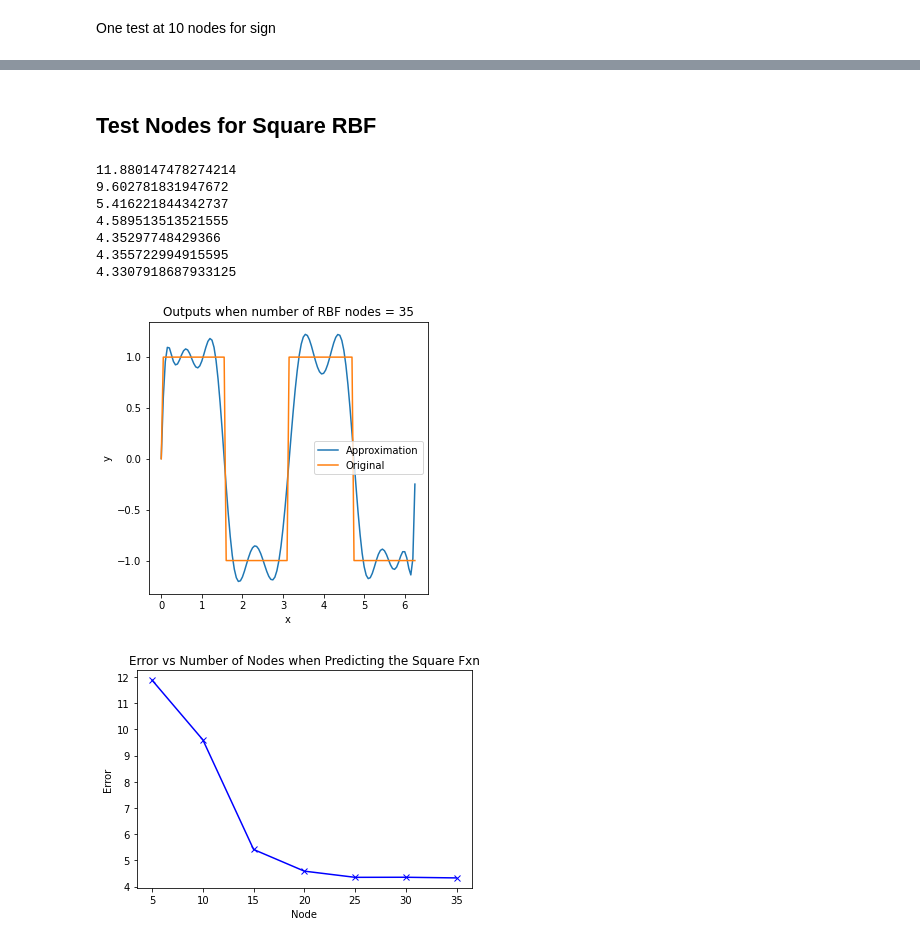
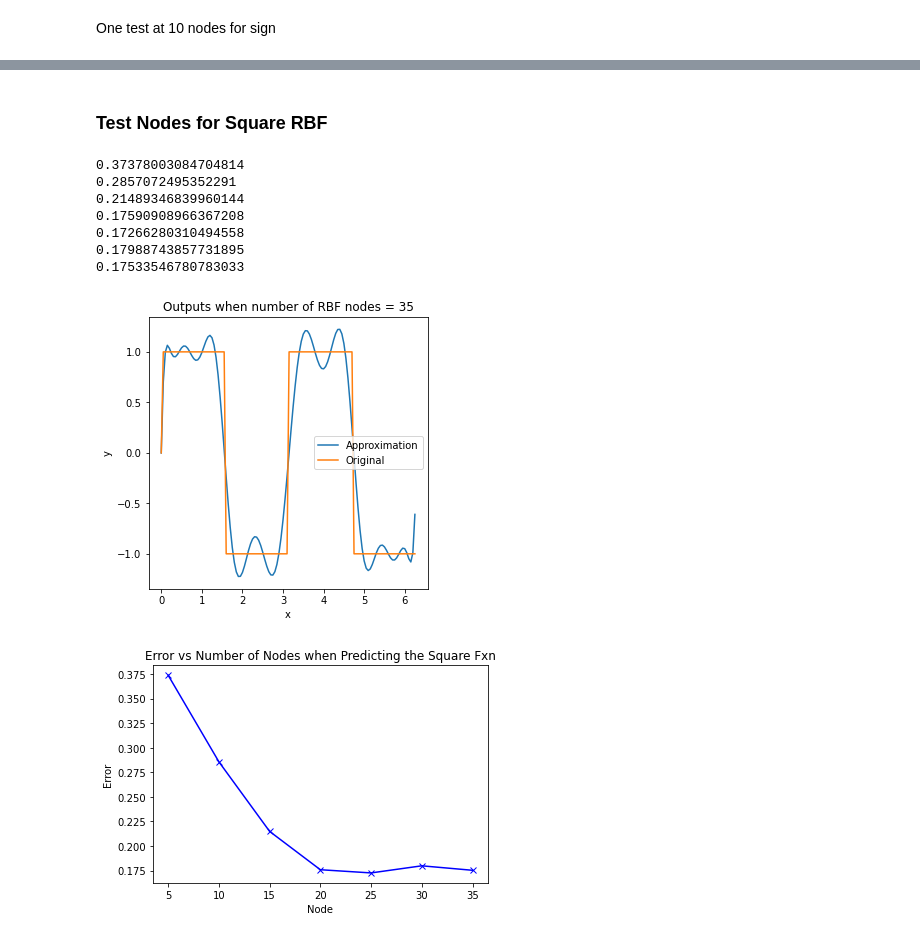
Before and after one commit to NiravSurajlal/KTH-Work, a Jupyter notebook: DD2437HT201 (ANN)/Assignment2/Assignment2.ipynb, the cells around one changed output, grey strips where cells are left out. Cells and saved outputs as stored; diff of their text form; code cells hidden in the pictures.

```diff
--- a/DD2437HT201 (ANN)/Assignment2/Assignment2.ipynb
+++ b/DD2437HT201 (ANN)/Assignment2/Assignment2.ipynb
@@ -47,5 +47,5 @@ x_test = np.arange(0, 2*np.pi, timestep)
 sin_test_targets, square_test_targets = data_generation(x_test)
 
 x_test =  column_vec(x_test)
-sin_test = column_vec(sin_test)
-square_test = column_vec(square_test)
+sin_test_targets = column_vec(sin_test_targets)
+square_test_targets = column_vec(square_test_targets)
@@ -200,6 +218,6 @@ test_patterns = x_test
 test_targets = sin_test_targets
 
 # targets = square_targets
-rbf_network = RBF_Network(num_nodes, epochs, variances, patterns, targets, hidden_weights, test_patterns, test_targets, cl_number)
-rbf_network.train_network()
-e1 = rbf_network.validate(_plot=False)
+# rbf_network = RBF_Network(num_nodes, epochs, variances, patterns, targets, hidden_weights, test_patterns, test_targets, cl_number)
+# rbf_network.train_network()
+# e1 = rbf_network.validate(_plot=False)
@@ -281,5 +294,5 @@ Node:  15  results in 0.001 error.
 # %% [markdown]
-## Test Nodes for Square RBF
+### Test Nodes for Square RBF
 # %%
 num_nodes_lst = [5,10,15,20,25, 30, 35]
 # num_nodes_lst = [30,35,40,45,50]
@@ -287,56 +300,56 @@ error = []
 
 epochs = 150
 # must always be as many as there are hidden nodes
-variances = [1]*num_nodes
+variances = [0.1]*num_nodes
 hidden_weights = [0.1]*num_nodes
 cl_number = True
 
 patterns = x_training
 targets = square_training_targets
 
 test_patterns = x_test
 test_targets = square_test_targets
 
 for n in num_nodes_lst:
     num_nodes = n
     epochs = 100
     # must always be as many as there are hidden nodes
     variances = [1]*num_nodes
     hidden_weights = [0.1]*num_nodes
 
-    # targets = square_targets
     rbf_network = RBF_Network(num_nodes, epochs, variances, patterns, targets, hidden_weights, test_patterns, test_targets, cl_number)
     rbf_network.train_network()
+
     if n == num_nodes_lst[-1]:
-        rbf_network.validate(_plot=True)
+        error_ = rbf_network.validate(_plot=True)
+        error.append(error_)
     else:
-        rbf_network.validate(_plot=False)
-    e1 = rbf_network.total_error[-1]
+        error_ = rbf_network.validate(_plot=False)
+        error.append(error_)
 
-    if e1 < 0.001:
-        print("Node: ", e1, " results in 0.001 error.")
-    elif e1 < 0.01:
-        print("Node: ", e1, " results in 0.01 error.")
-    elif e1 < 0.1:
-        print("Node: ", e1, " results in 0.1 error.")
+    if error_ < 0.001:
+        print("Node: ", n, " results in 0.001 error.")
+    elif error_ < 0.01:
+        print("Node: ", n, " results in 0.01 error.")
+    elif error_ < 0.1:
+        print("Node: ", n, " results in 0.1 error.")
 
-    print(e1)
-    error.append(e1)
+    print(error_)
 
 # plt.figure(figsize=(5,5))
 plt.figure()
 plt.plot(num_nodes_lst, error, color='blue', marker='x')
 plt.xlabel("Node")
 plt.ylabel("Error")
 plt.title("Error vs Number of Nodes when Predicting the Square Fxn")
 plt.show()
 # %% [output]
-11.880147478274214
-9.602781831947672
-5.416221844342737
-4.589513513521555
-4.35297748429366
-4.355722994915595
-4.3307918687933125
+0.37378003084704814
+0.2857072495352291
+0.21489346839960144
+0.17590908966367208
+0.17266280310494558
+0.17988743857731895
+0.17533546780783033
-[figure, old version]
+[figure, new version]
-[figure, old version]
+[figure, new version]
```
Also changed, not shown: parts of 10 cells of this notebook.
